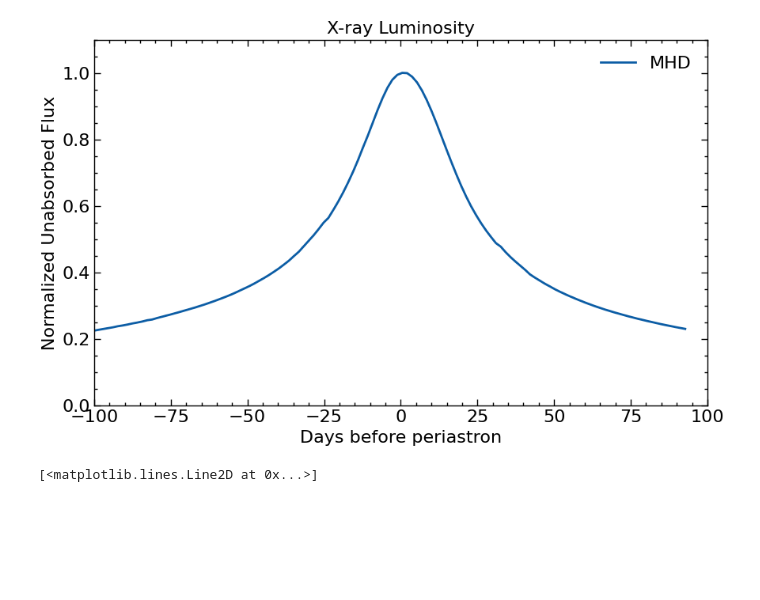
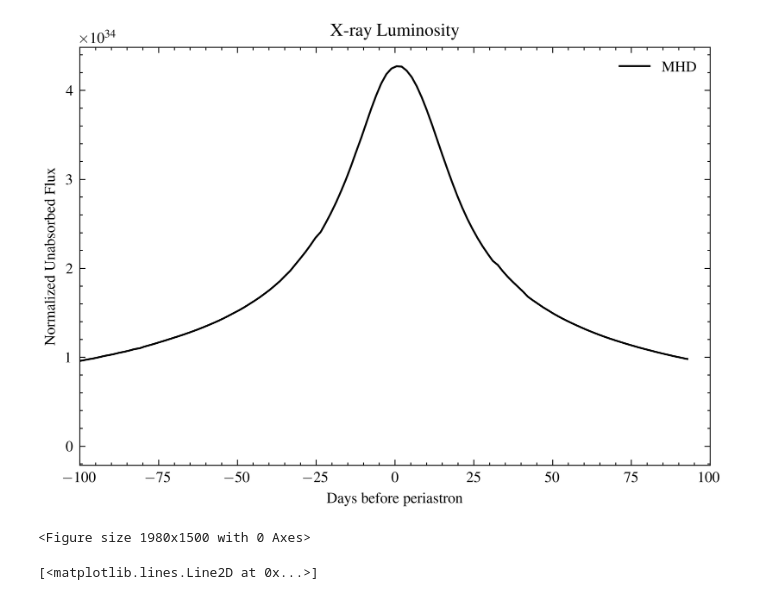
Before and after one commit to tjones8620/binary_star_scripts, a Jupyter notebook: xray-luminosity/luminosity.ipynb, the cells around one changed output. Saved outputs shown, nothing was run; the diff lists cells and outputs as text; code cells hidden in the pictures; blank space fills up the shorter version.

```diff
--- a/xray-luminosity/luminosity.ipynb
+++ b/xray-luminosity/luminosity.ipynb
@@ -2,7 +2,10 @@
 import pandas as pd
 import numpy as np
 import matplotlib.pyplot as plt
-plt.style.use('notebook')
+import os
+plt.style.use("ieee")
+import pathlib
+home = pathlib.Path.home()
 # %%
 plt.style.available
 # %% [output]
@@ -26,7 +29,8 @@ plt.style.available
 # %%
 headers = ['time [s]','L(E>0.1keV)', 'L(E>0.2keV)', 'L(E>0.3keV)', 'L(E>0.5keV)', 'L(E>1keV)', 'L(E>2keV)', 'L(E>5keV)', 'L(E>10keV)']
 
-df = pd.read_csv('/home/visitor_ap4/code/project/scripts/xray-luminosity/xray-lum-wr140-mhd-n256.txt', sep=' ', names=headers, index_col=False)
+path = os.path.join(home, "project/scripts/xray-luminosity/xray-lum-wr140-mhd-n256.txt")
+df = pd.read_csv(path, sep=' ', names=headers, index_col=False)
 df.head()
 # %% [output]
 |  | time [s] | L(E>0.1keV) | L(E>0.2keV) | L(E>0.3keV) | L(E>0.5keV) | L(E>1keV) | L(E>2keV) | L(E>5keV) | ... |
@@ -57,23 +108,25 @@ df.head()
 # %%
-fig, ax = plt.subplots(figsize=(10, 6))
+fig, ax = plt.subplots(figsize = (6,4))
 
 daysec = 24 * 60 * 60
 
 x = df['time [d]']-307.16
-y = df['L(2keV < E < 10keV)']/max(df['L(2keV < E < 10keV)'])
+y = df['L(2keV < E < 10keV)'] #/max(df['L(2keV < E < 10keV)'])
 
 ax.plot(x, y, label='MHD')
 # ax.plot(df2['time [d]'], df2['L(2keV < E < 10keV)'])
 ax.set_xlabel("Days before periastron")
 ax.set_ylabel('Normalized Unabsorbed Flux')
 ax.set_title('X-ray Luminosity')
-ax.set_ylim(0,1.1)
+# ax.set_ylim(0,1.1)
 ax.set_xlim(-100,100)
 ax.legend()
 # ax.grid()
 plt.show()
+plt.savefig('xray-lum-wr140-mhd-n256.png')
 # %% [output]
-[figure, old version]
+[figure, new version]
+<Figure size 1980x1500 with 0 Axes>
 # %%
 import matplotlib.pyplot as plt
 import math
```
Also changed, not shown: parts of 3 cells of this notebook, 2 other files.
